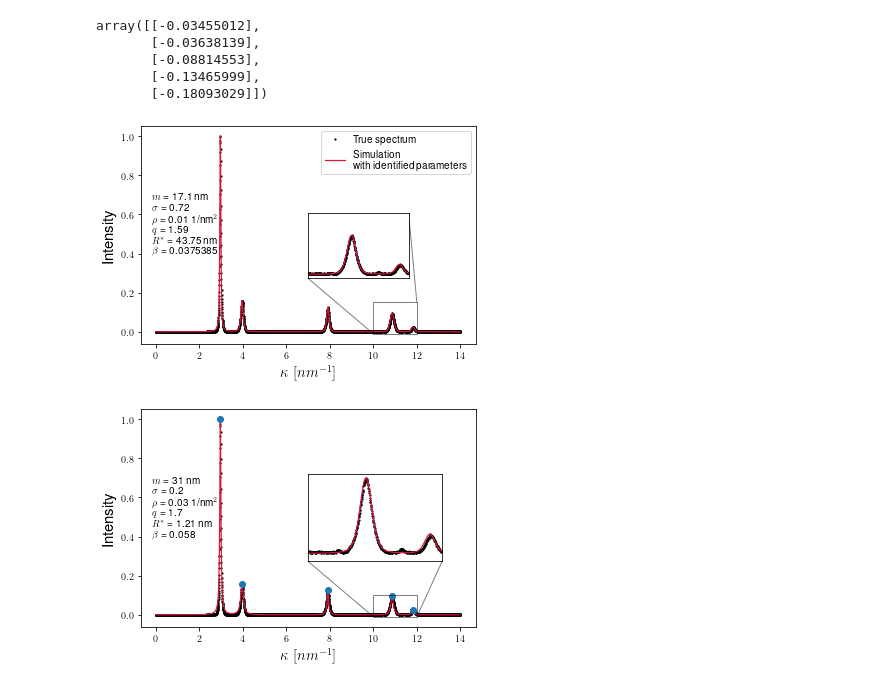
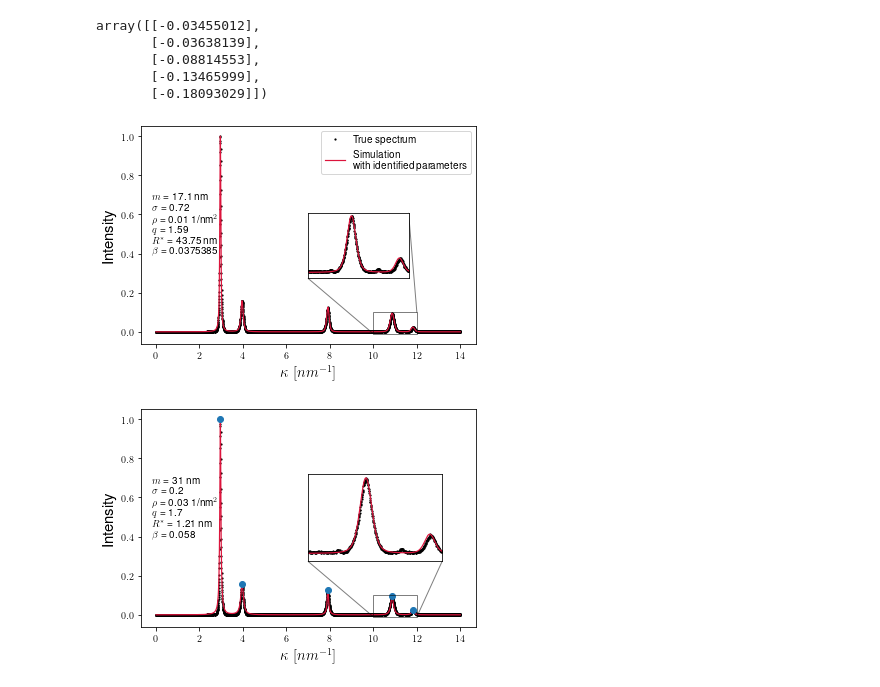
Before and after one commit to balintkaszas/DifFault, a Jupyter notebook: examples/regression_NiMo.ipynb, the cells around one changed output. Drawn from its saved outputs; the diff is of its cells as text; code cells hidden in the pictures.

```diff
--- a/examples/regression_NiMo.ipynb
+++ b/examples/regression_NiMo.ipynb
@@ -274,33 +274,33 @@ rc('text', usetex=True)
 # %%
 fig = plt.figure(figsize = (6, 4))
 ax = fig.add_subplot(111)
 ax.plot(single_peak.positive_diffraction_vectors_dimensionless, true_spectrum, 'o', markersize = 1.2, c='black', label = 'True spectrum')
 ax.plot(single_peak.positive_diffraction_vectors_dimensionless, predicted_spectrum,'-',  linewidth = 1.2, c='Crimson', label = 'Simulation  \n with identified parameters')
 ax.legend()
 
 text_to_print = "$m$ = %s nm \n $\\sigma$ = %s \n $\\rho$ = %s 1/nm$^2$ \n $q$ = %s \n $R^*$ = %s nm \n $\\beta$ = %s" %(round(m,2),
                                                        round(sigma,2),
                                                       round(rho,2),
                                                        round(q,2),
                                                         round(Rstar, 2),
                                                        round(B, 7))#, sigma, rho, q, Rstar, B)
 
 ax.set_xlabel('$\kappa$ $[nm^{-1}]$', fontsize = 15)
 ax.set_ylabel('Intensity', fontsize = 15)
 
 axins = ax.inset_axes(
     [0.5, 0.3, 0.3, 0.3], xticks = [], yticks = [])
 axins.plot(single_peak.positive_diffraction_vectors_dimensionless, true_spectrum, 'o', markersize = 1.2, c='black', label = 'True spectrum')
 axins.plot(single_peak.positive_diffraction_vectors_dimensionless, predicted_spectrum,'-',  linewidth = 1.2, c='Crimson', label = 'Simulation  \n with identified parameters')
 #ax.plot(np.squeeze(theoretical_peaks + offsets.T), intensities.ravel(), 'o')
 axins.set_xlim(10, 12)
 #axins.set_ylim(0., 0.2)
-axins.set_ylim(-0.01, 0.15)
+axins.set_ylim(-0.01, 0.1)
 ax.indicate_inset_zoom(axins, edgecolor="black")
 ax.text(-0.2, 0.4, text_to_print)
 plt.savefig('nimo_predict.pdf', bbox_inches='tight')
 # %% [output]
-[figure, old version]
+[figure, new version]
 # %%
 predicted_spectrum_CMWP = generate_multiple_peaks(single_peak,
                                         m_cmwp,
```
Also changed, not shown: parts of 2 cells of this notebook.
